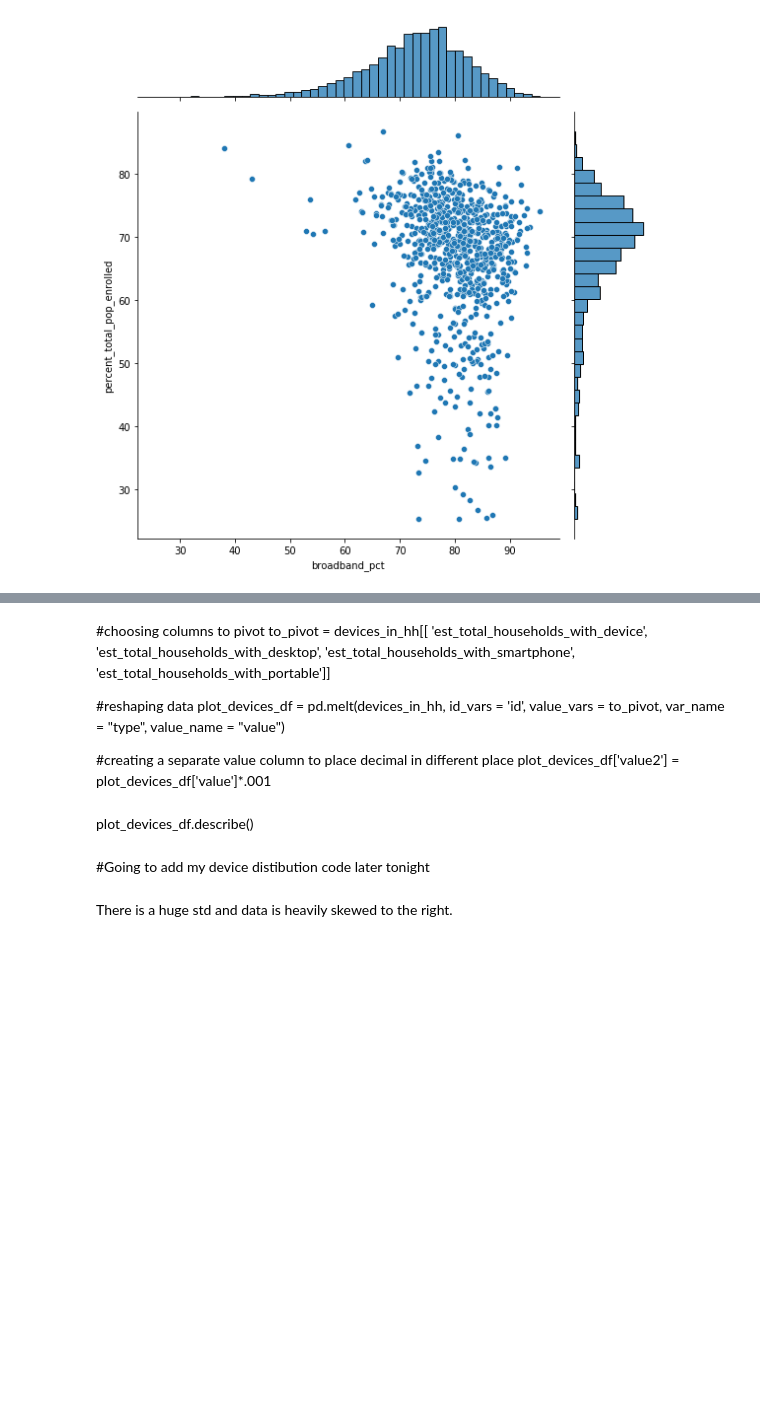
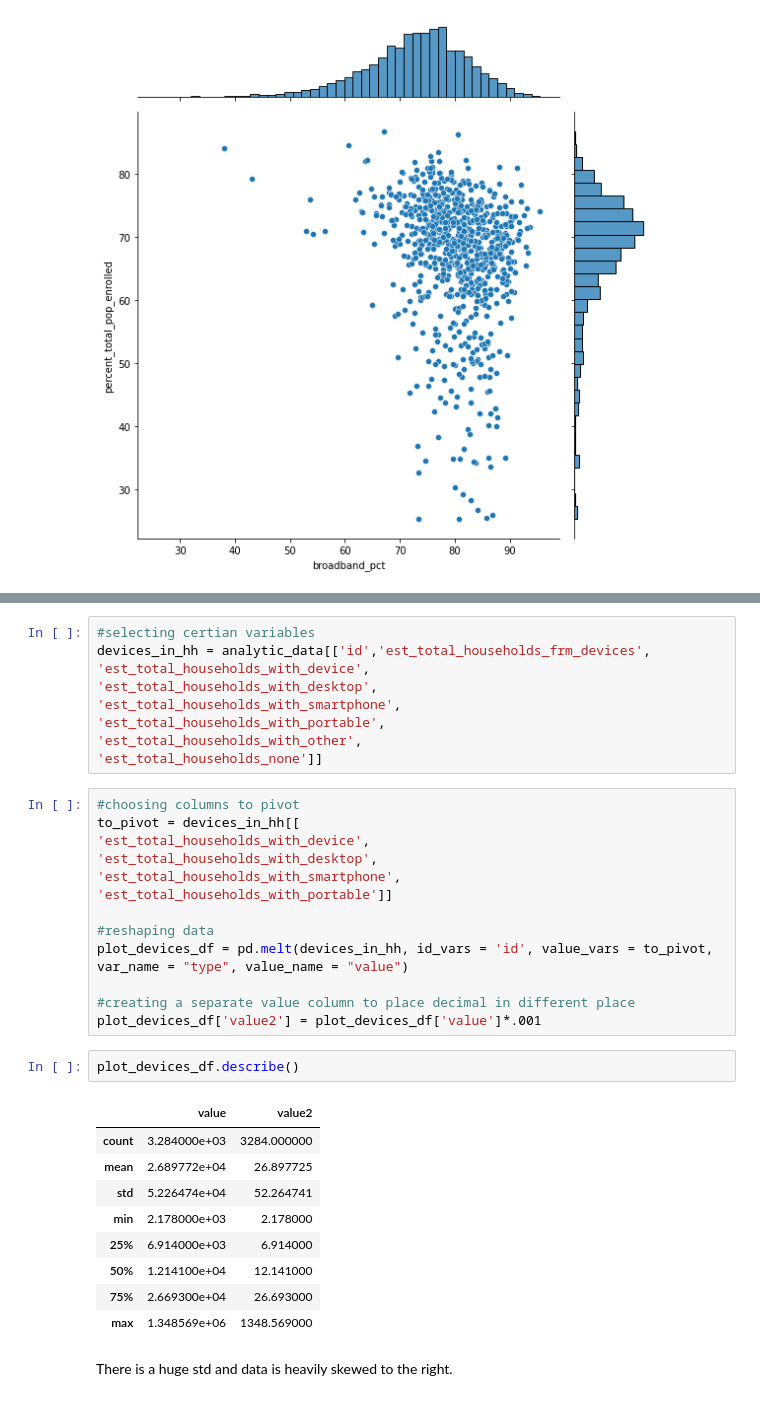
Before and after one commit to mosymns13/DS4A-Team13-Digital-Divide-Project, a Jupyter notebook: Analytic Dataset.ipynb, the cells around one changed output, grey strips where cells are left out. Saved outputs shown, nothing was run; the diff lists cells and outputs as text; blank space fills up the shorter version.

Commit message:
Edits and notes to Analytic Notebook and generated revised_analystic_data csv file

```diff
--- a/Analytic Dataset.ipynb
+++ b/Analytic Dataset.ipynb
@@ -113,20 +118,37 @@ devices_in_hh = analytic_data[['id','est_total_households_frm_devices',
-# %% [markdown]
-#choosing columns to pivot
-to_pivot = devices_in_hh[[
-'est_total_households_with_device',
-'est_total_households_with_desktop',
-'est_total_households_with_smartphone',
-'est_total_households_with_portable']]
-
-#reshaping data
-plot_devices_df = pd.melt(devices_in_hh, id_vars = 'id', value_vars = to_pivot, var_name = "type", value_name = "value")
-
-#creating a separate value column to place decimal in different place
-plot_devices_df['value2'] = plot_devices_df['value']*.001
-# %% [markdown]
-plot_devices_df.describe()
-# %% [markdown]
-#Going to add my device distibution code later tonight
+# %%
+#selecting certian variables
+devices_in_hh = analytic_data[['id','est_total_households_frm_devices',
+'est_total_households_with_device',
+'est_total_households_with_desktop',
+'est_total_households_with_smartphone',
+'est_total_households_with_portable',
+'est_total_households_with_other',
+'est_total_households_none']]
+# %%
+#choosing columns to pivot
+to_pivot = devices_in_hh[[
+'est_total_households_with_device',
+'est_total_households_with_desktop',
+'est_total_households_with_smartphone',
+'est_total_households_with_portable']]
+
+#reshaping data
+plot_devices_df = pd.melt(devices_in_hh, id_vars = 'id', value_vars = to_pivot, var_name = "type", value_name = "value")
+
+#creating a separate value column to place decimal in different place
+plot_devices_df['value2'] = plot_devices_df['value']*.001
+# %%
+plot_devices_df.describe()
+# %% [output]
+|  | value | value2 |
+| count | 3.284000e+03 | 3284.000000 |
+| mean | 2.689772e+04 | 26.897725 |
+| std | 5.226474e+04 | 52.264741 |
+| min | 2.178000e+03 | 2.178000 |
+| 25% | 6.914000e+03 | 6.914000 |
+| 50% | 1.214100e+04 | 12.141000 |
+| 75% | 2.669300e+04 | 26.693000 |
+| max | 1.348569e+06 | 1348.569000 |
 # %% [markdown]
 There is a huge std and data is heavily skewed to the right.
 # %%
```
Also changed, not shown: parts of 91 cells of this notebook, 5 other files.
